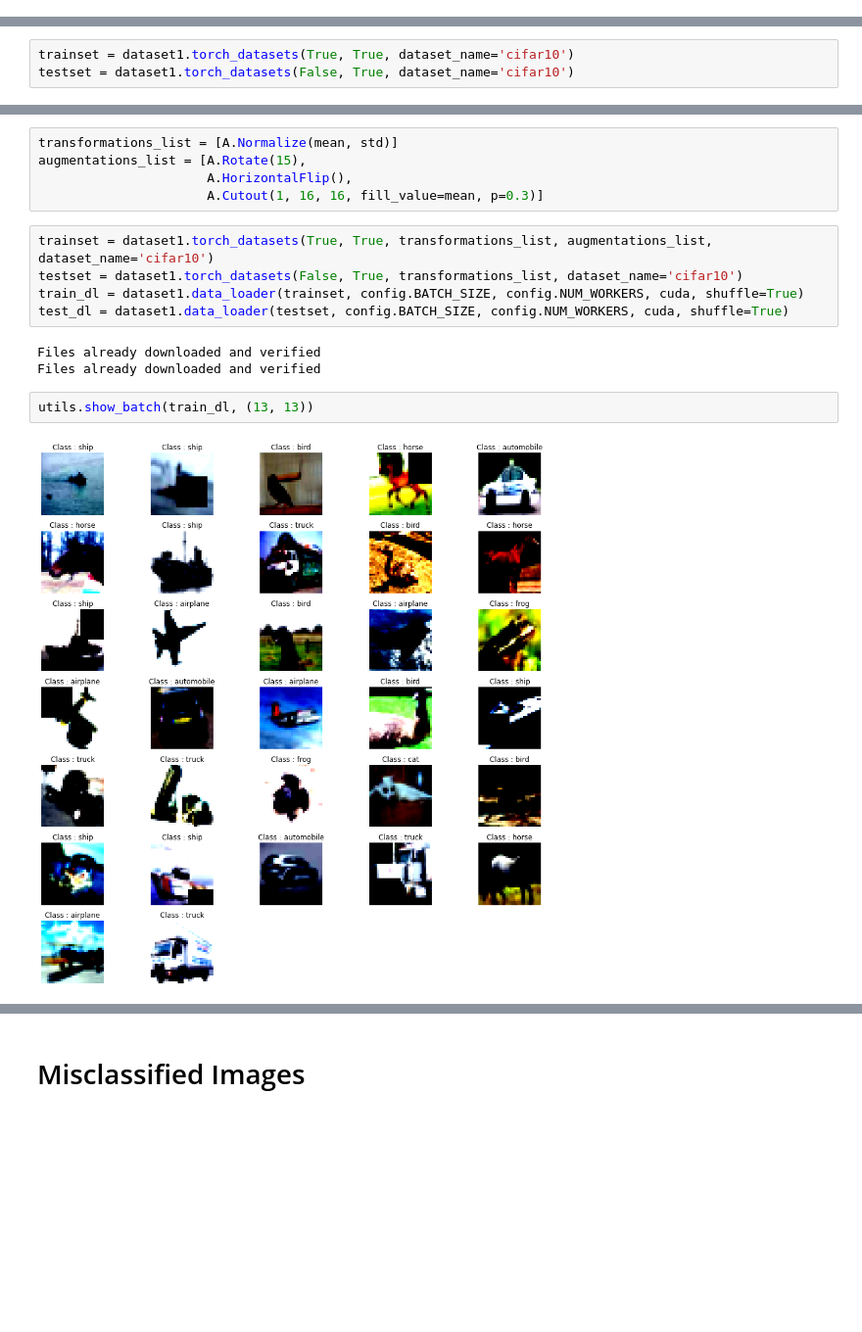
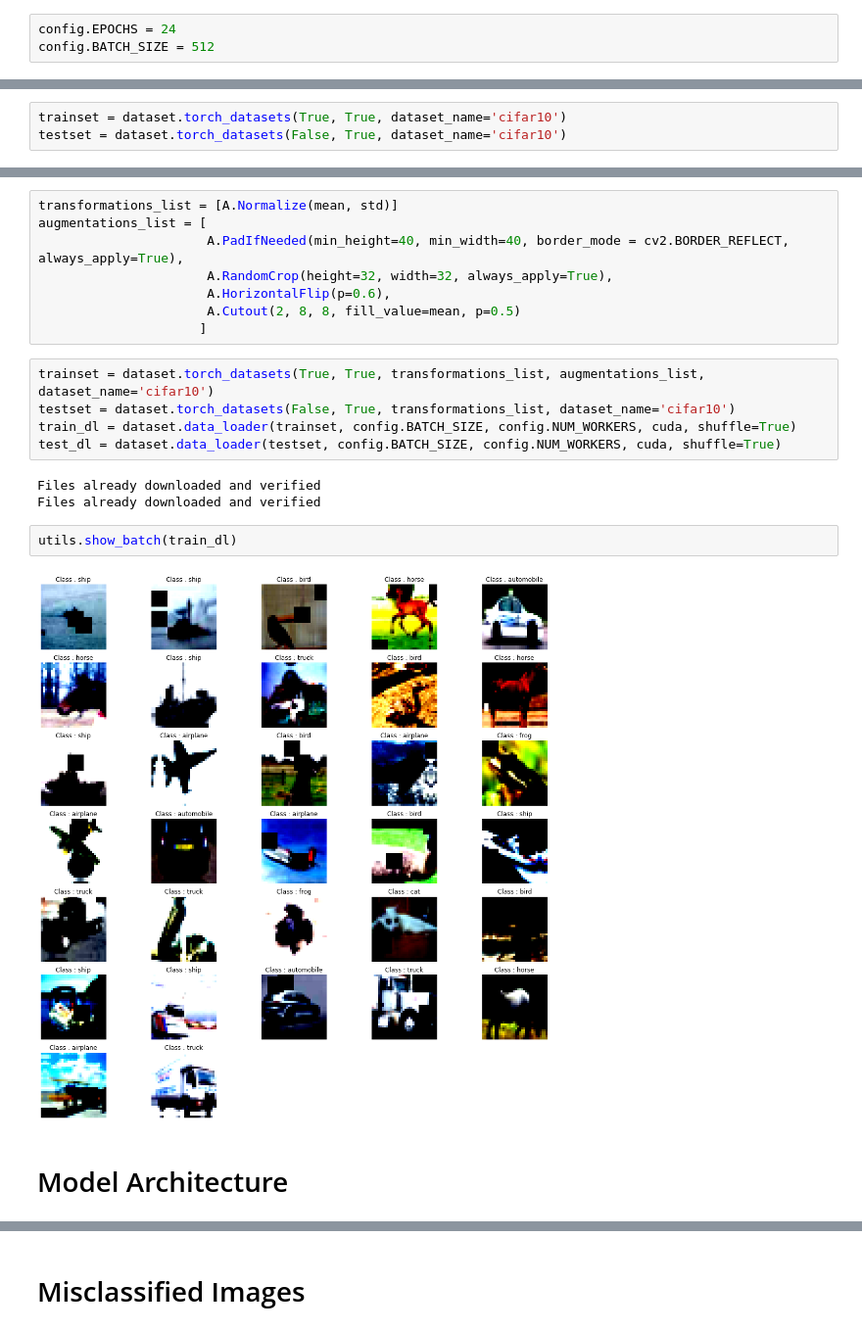
Before and after one commit to anubhabPanda/TSAI-EVA5, a Jupyter notebook: Week11/EVA5S11.ipynb, the cells around one changed output, grey strips where cells are left out. Shown at 98% size. Cells and saved outputs as stored; diff of their text form; blank space fills up the shorter version.

```diff
--- a/Week11/EVA5S11.ipynb
+++ b/Week11/EVA5S11.ipynb
@@ -70,3 +61,6 @@ from lr_finder import LRFinder
 cuda, device = cuda.initialize_cuda(config.SEED)
 # %% [output]
 GPU Available? True
+# %%
+config.EPOCHS = 24
+config.BATCH_SIZE = 512
@@ -73,4 +69,4 @@ GPU Available? True
 # %%
-trainset = dataset1.torch_datasets(True, True, dataset_name='cifar10')
-testset = dataset1.torch_datasets(False, True, dataset_name='cifar10')
+trainset = dataset.torch_datasets(True, True, dataset_name='cifar10')
+testset = dataset.torch_datasets(False, True, dataset_name='cifar10')
 # %% [output]
@@ -87,20 +86,25 @@ print(mean, std)
 (0.4914, 0.4822, 0.4465) (0.247, 0.2435, 0.2616)
 # %%
 transformations_list = [A.Normalize(mean, std)]
-augmentations_list = [A.Rotate(15),
-                      A.HorizontalFlip(),
-                      A.Cutout(1, 16, 16, fill_value=mean, p=0.3)]
+augmentations_list = [
+                      A.PadIfNeeded(min_height=40, min_width=40, border_mode = cv2.BORDER_REFLECT, always_apply=True),
+                      A.RandomCrop(height=32, width=32, always_apply=True),
+                      A.HorizontalFlip(p=0.6),
+                      A.Cutout(2, 8, 8, fill_value=mean, p=0.5)
+                     ]
 # %%
-trainset = dataset1.torch_datasets(True, True, transformations_list, augmentations_list, dataset_name='cifar10')
-testset = dataset1.torch_datasets(False, True, transformations_list, dataset_name='cifar10')
-train_dl = dataset1.data_loader(trainset, config.BATCH_SIZE, config.NUM_WORKERS, cuda, shuffle=True)
-test_dl = dataset1.data_loader(testset, config.BATCH_SIZE, config.NUM_WORKERS, cuda, shuffle=True)
+trainset = dataset.torch_datasets(True, True, transformations_list, augmentations_list, dataset_name='cifar10')
+testset = dataset.torch_datasets(False, True, transformations_list, dataset_name='cifar10')
+train_dl = dataset.data_loader(trainset, config.BATCH_SIZE, config.NUM_WORKERS, cuda, shuffle=True)
+test_dl = dataset.data_loader(testset, config.BATCH_SIZE, config.NUM_WORKERS, cuda, shuffle=True)
 # %% [output]
 Files already downloaded and verified
 Files already downloaded and verified
 # %%
-utils.show_batch(train_dl, (13, 13))
+utils.show_batch(train_dl)
 # %% [output]
-[figure, old version]
+[figure, new version]
+# %% [markdown]
+# Model Architecture
 # %%
 #Define model
```
Also changed, not shown: parts of 25 cells of this notebook.
